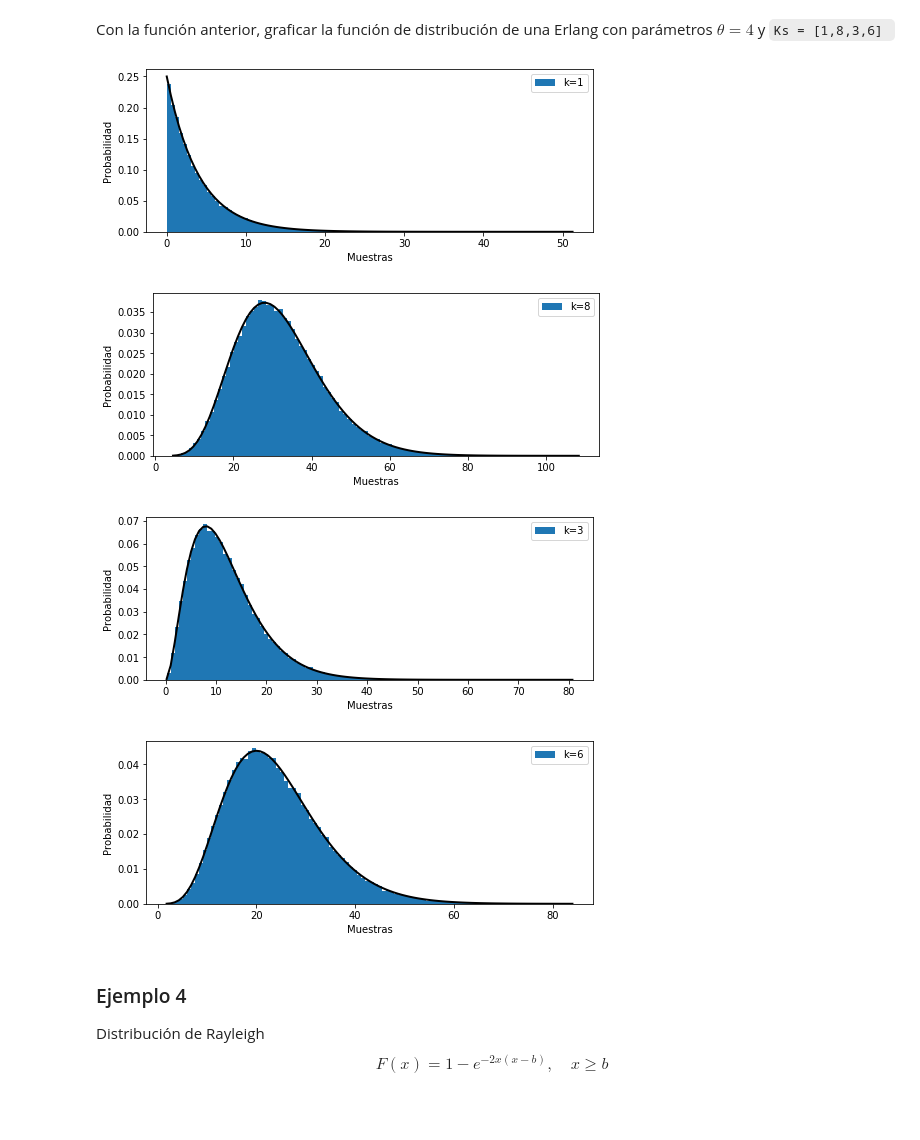
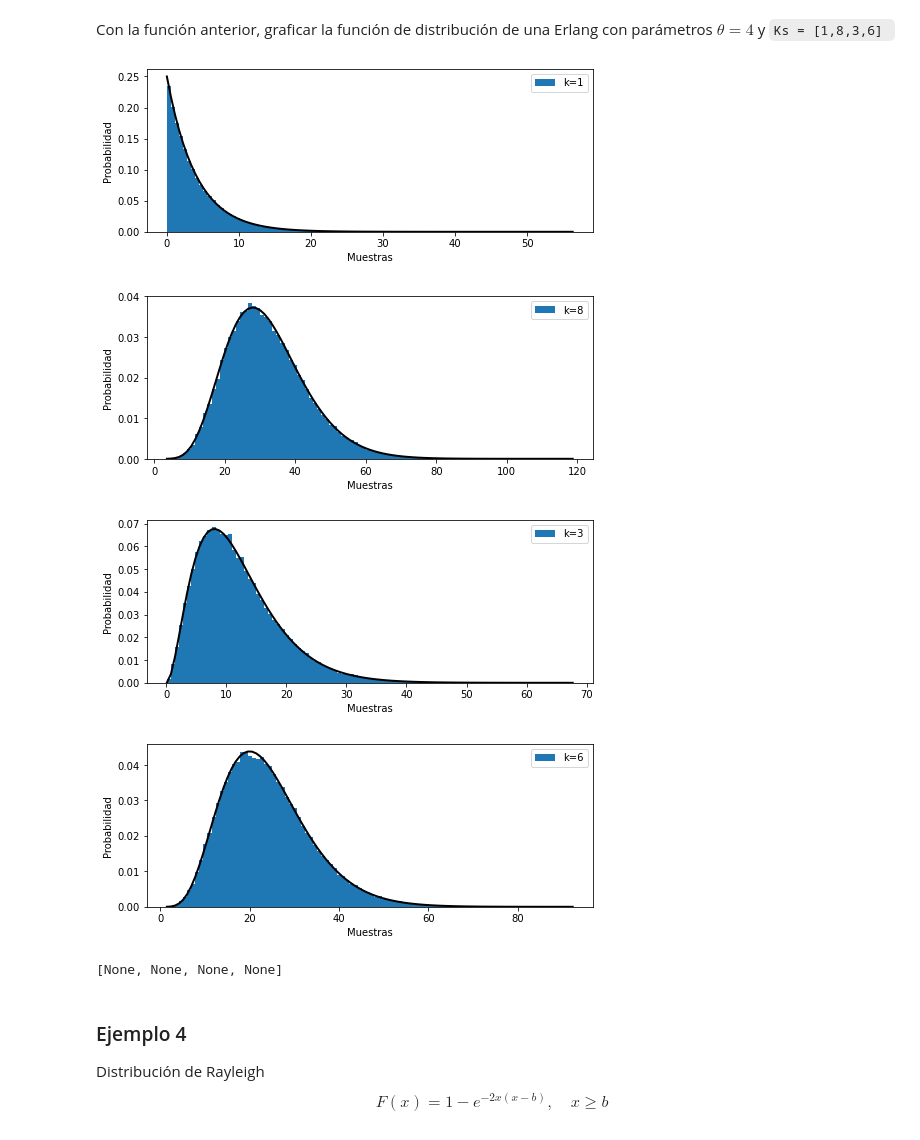
Before and after one commit to danielch4/SPF-2021-I, a Jupyter notebook: TEMA-2/Clase9_GenDistribucionProbabilidad.ipynb, the cells around one changed output. Cells and saved outputs as stored; diff of their text form; code cells hidden in the pictures; blank space fills up the shorter version.

```diff
--- a/TEMA-2/Clase9_GenDistribucionProbabilidad.ipynb
+++ b/TEMA-2/Clase9_GenDistribucionProbabilidad.ipynb
@@ -124,2 +124,7 @@ plt.show()
 # %% [markdown]
 >### <font color= blue> Mostrar en el tablero la demostración
+# %%
+N, k = 10, 2
+theta = 4
+U = np.random.rand(N, k)
+-theta * np.log(np.product(U, axis=1))
@@ -127,7 +135,8 @@ plt.show()
 # Función para crear variables aleatorias Erlang
 def D_erlang(theta:'media distribución',k,N):
     # Matriz de variables aleatorias de dim N*k mejora la velocidad del algoritmo
-
+    U = np.random.rand(N, k)
+    y = -theta * np.log(np.product(U, axis=1))
     return y
 # %%
 # Prueba de la función creada
@@ -190,14 +203,17 @@ Con la función anterior, graficar la función de distribución de una Erlang co
 # %%
 theta = 4    # media
 N = 10**5    # Número de muestras
 Ks = [1,8,3,6] # Diferentes valores de k para la distribución Erlang
 
 # Obtengo
+a_erlang = list(map(lambda k: D_erlang(theta, k, N), Ks))
+[histograma_erlang(erlang_i, k) for erlang_i, k in zip(a_erlang, Ks)]
 # %% [output]
-[figure, old version]
+[figure, new version]
-[figure, old version]
+[figure, new version]
-[figure, old version]
+[figure, new version]
-[figure, old version]
+[figure, new version]
+[None, None, None, None]
 # %% [markdown]
 ### Ejemplo 4
 Distribución de Rayleigh
```
Also changed, not shown: parts of 11 cells of this notebook.
